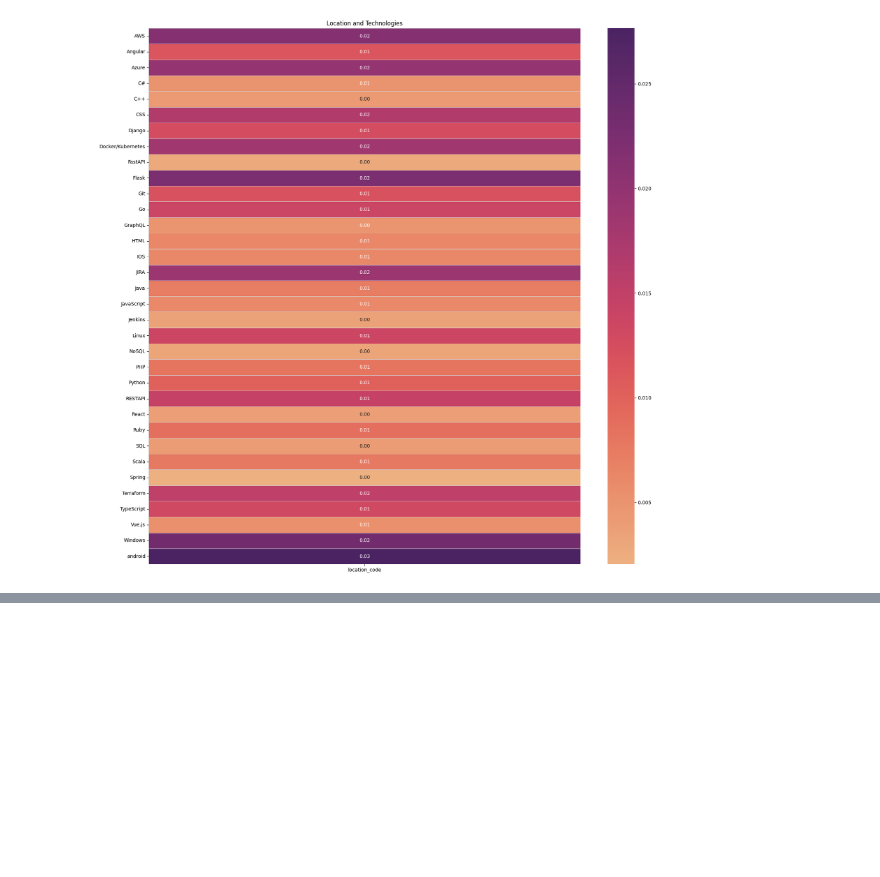
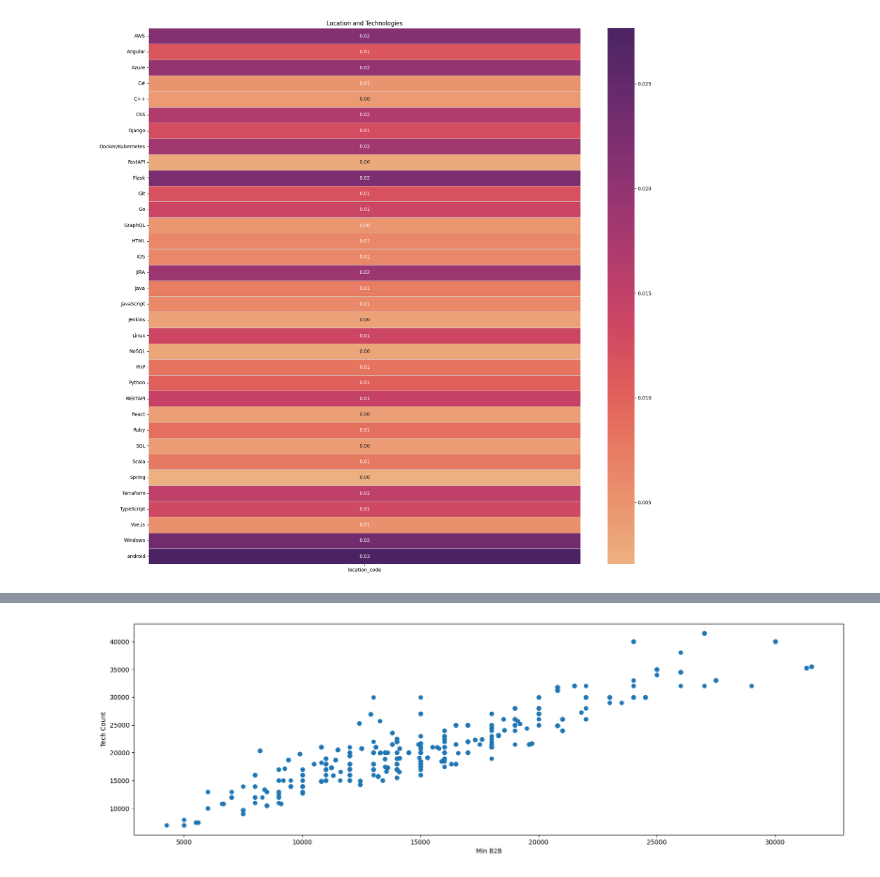
Before and after one commit to lukaszfabia/IT-salary-predictor, a Jupyter notebook: analysis/analysis.ipynb, the cells around one changed output, grey strips where cells are left out. Drawn from its saved outputs; the diff is of its cells as text; code cells hidden in the pictures; blank space fills up the shorter version.

```diff
--- a/analysis/analysis.ipynb
+++ b/analysis/analysis.ipynb
@@ -565,0 +641,92 @@ ValueError: y should be a 1d array, got an array of shape (745, 2) instead.
+# %%
+from sklearn.linear_model import LinearRegression, Ridge
+from sklearn.metrics import mean_absolute_error, r2_score, mean_squared_error
+from sklearn.ensemble import RandomForestRegressor
+from sklearn.tree import DecisionTreeRegressor
+
+
+data_ = data.copy()
+
+# Wstawienie kolumny z liczbą technologii overall
+data_["tech_count"] = data_.loc[:, "AWS":"android"].sum(axis=1)
+
+# Filtrowanie danych (zakładam, że filter_data to Twoja funkcja)
+data_to_model = data_[(data_["min_b2b"] > 0) & (data_["max_b2b"] > 0) & (data_["min_uop"] > 0) & (data_["max_uop"] > 0)]
+data_to_model = data_to_model.drop(columns=['title'])  # Usuwam kolumnę 'title', bo nie jest numeryczna
+
+# Wyświetlenie pierwszych kilku wierszy
+display(data_to_model.head())
+
+# Wykres zależności min_b2b i tech_count
+plt.figure(figsize=(20, 6))
+plt.scatter(data_to_model["min_uop"], data_to_model["max_uop"])
+plt.xlabel("Min B2B")
+plt.ylabel("Tech Count")
+plt.show()
+
+
+columns_to_predict = ["min_uop", "max_uop"]
+
+X = data_to_model.drop(columns=columns_to_predict)
+y = data_to_model[columns_to_predict]
+
+X_train, X_test, y_train, y_test = train_test_split(X, y, test_size=0.2, random_state=42)
+
+
+def train_model(model):
+    """Trenuje model i wyświetla metryki.
+
+    Args:
+        model (_type_): Model taki jak LinearRegression lub RandomForestRegressor
+
+    Returns:
+        _type_: błędy modelu: mse, r2, mae
+    """
+    model.fit(X_train, y_train)
+    y_pred = model.predict(X_test)
+
+    results = pd.DataFrame({"Real Min UoP": y_test["min_uop"], "Predicted Min UoP": y_pred[:, 0],
+                            "Real Max UoP": y_test["max_uop"], "Predicted Max UoP": y_pred[:, 1]})
+
+    display(results.head())
+
+    mse = mean_squared_error(y_test, y_pred)
+    r2 = r2_score(y_test, y_pred)
+    mae = mean_absolute_error(y_test, y_pred)
+    print("Model:", model.__class__.__name__)
+    print("Mean Squared Error:", mse)
+    print("R2 Score:", r2)
+    print("Mean Absolute Error:", mae, "\n")
+
+    # Wykres
+    plt.figure(figsize=(20, 6))
+    plt.scatter(y_test, y_pred)
+    plt.xlabel("True Values")
+    plt.ylabel("Predictions")
+    if hasattr(model, 'coef_') and hasattr(model, 'intercept_'):
+        plt.title(f"True vs Predicted values for {model.__class__.__name__} where y={np.round(model.coef_[0][0], 2)}x+{np.round(model.intercept_[0], 2)}")
+        plt.plot(y_test, model.coef_[0][0]*y_test + model.intercept_[0], '-r')
+    else:
+        plt.title(f"True vs Predicted values for {model.__class__.__name__}")
+    plt.show()
+
+    return mse, r2, mae
+
+
+
+def search_best_model(models):
+    best_mse, best_r2, best_mae = float("inf"), float("-inf"), float("inf")
+    best_model = None
+    for model in models:
+        mse, r2, mae = train_model(model)
+        if mse < best_mse:
+            best_mse, best_r2, best_mae = mse, r2, mae
+            best_model = model
+
+    print("Best model:", best_model.__class__.__name__)
+    return best_model
+
+models = [LinearRegression(), RandomForestRegressor(n_estimators=20), Ridge(), DecisionTreeRegressor()]
+
+best_model = search_best_model(models)
+# %% [output]
@@ -565,0 +740 @@ ValueError: y should be a 1d array, got an array of shape (745, 2) instead.
+[figure, added]
```
Also changed, not shown: parts of 21 cells of this notebook.
